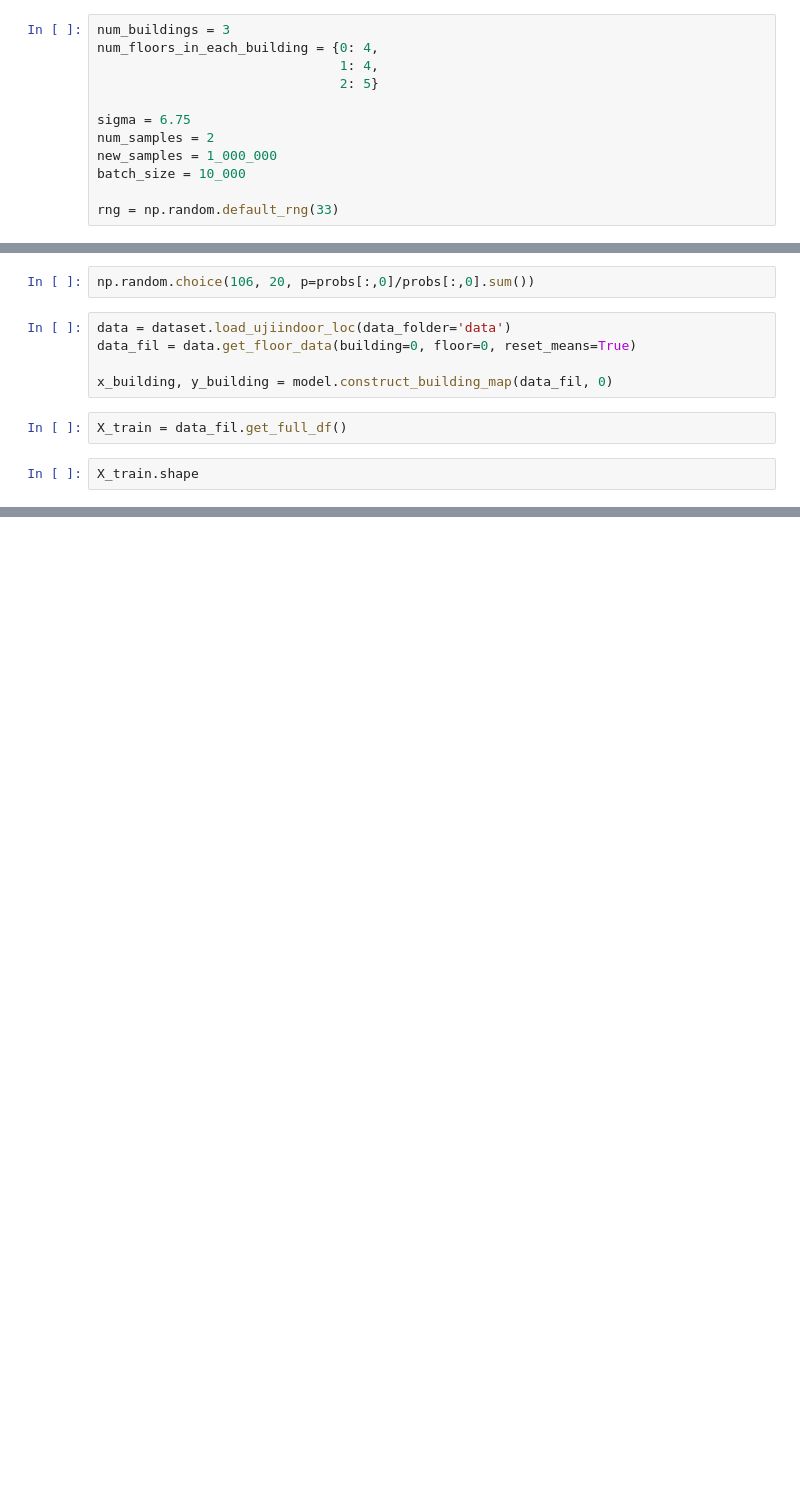
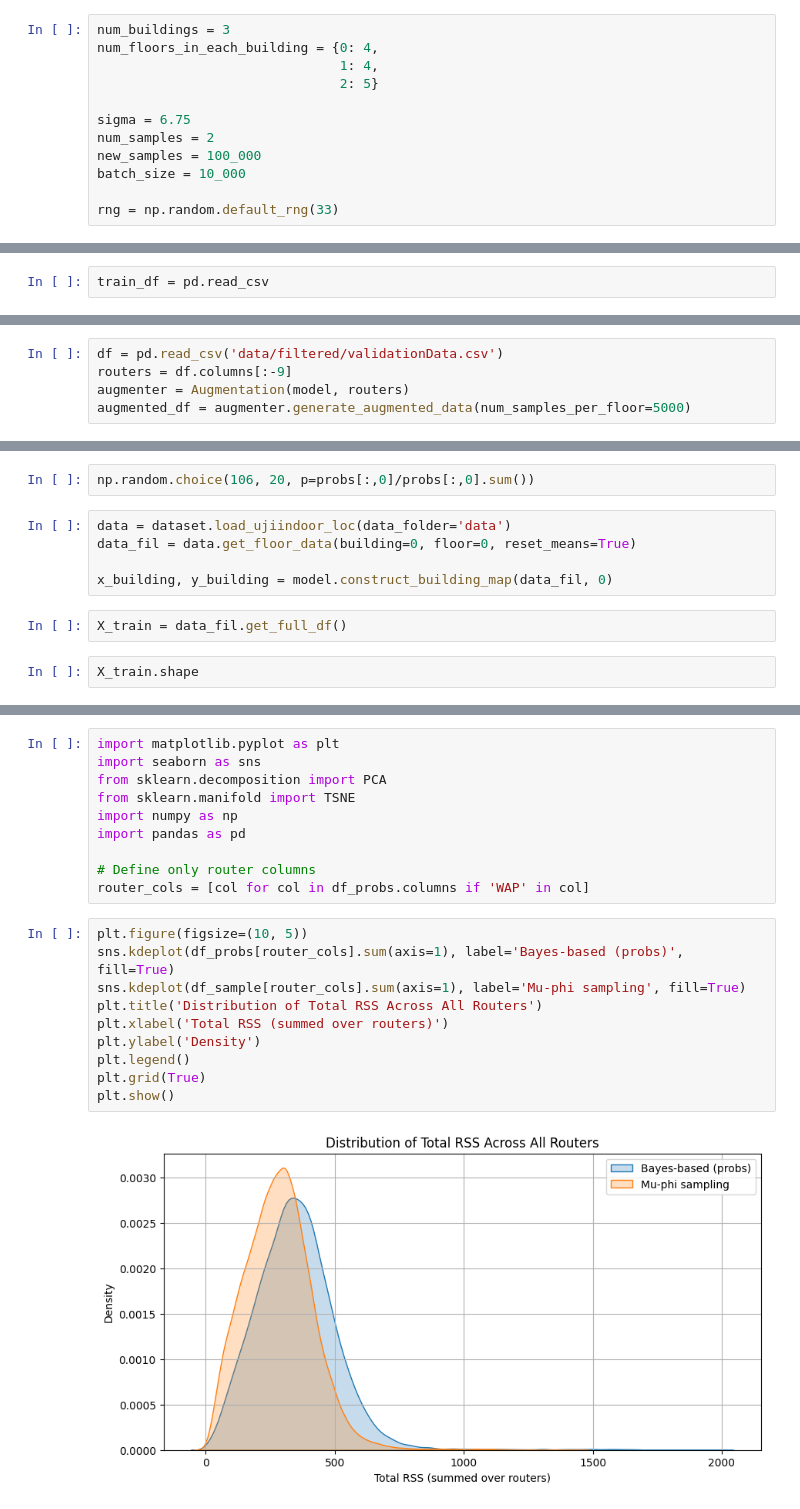
Before and after one commit to guifagundes01/Transformer-LocIndoor, a Jupyter notebook: experimentation.ipynb, the cells around one changed output, grey strips where cells are left out. Cells and saved outputs as stored; diff of their text form; blank space fills up the shorter version.

Commit message:
add comparison between methods for augmentation

```diff
--- a/experimentation.ipynb
+++ b/experimentation.ipynb
@@ -28,7 +28,7 @@ num_floors_in_each_building = {0: 4,
 
 sigma = 6.75
 num_samples = 2
-new_samples = 1_000_000
+new_samples = 100_000
 batch_size = 10_000
 
 rng = np.random.default_rng(33)
@@ -95,3 +134,5 @@ test_df.to_csv('data/generated/validationData.csv', index=False)
+# %%
+train_df = pd.read_csv
 # %%
 generated_data = pd.DataFrame(columns=routers+["BUILDINGID", "FLOOR", "x", "y"])
 if not path.exists('data/generated-sample'): mkdir('data/generated-sample')
@@ -216,0 +270,5 @@ generated_data
+# %%
+df = pd.read_csv('data/filtered/validationData.csv')
+routers = df.columns[:-9]
+augmenter = Augmentation(model, routers)
+augmented_df = augmenter.generate_augmented_data(num_samples_per_floor=5000)
@@ -240,0 +452,22 @@ X_train.shape
+# %%
+import matplotlib.pyplot as plt
+import seaborn as sns
+from sklearn.decomposition import PCA
+from sklearn.manifold import TSNE
+import numpy as np
+import pandas as pd
+
+# Define only router columns
+router_cols = [col for col in df_probs.columns if 'WAP' in col]
+# %%
+plt.figure(figsize=(10, 5))
+sns.kdeplot(df_probs[router_cols].sum(axis=1), label='Bayes-based (probs)', fill=True)
+sns.kdeplot(df_sample[router_cols].sum(axis=1), label='Mu-phi sampling', fill=True)
+plt.title('Distribution of Total RSS Across All Routers')
+plt.xlabel('Total RSS (summed over routers)')
+plt.ylabel('Density')
+plt.legend()
+plt.grid(True)
+plt.show()
+# %% [output]
+[figure, added]
```
Also changed, not shown: parts of 24 cells of this notebook.
